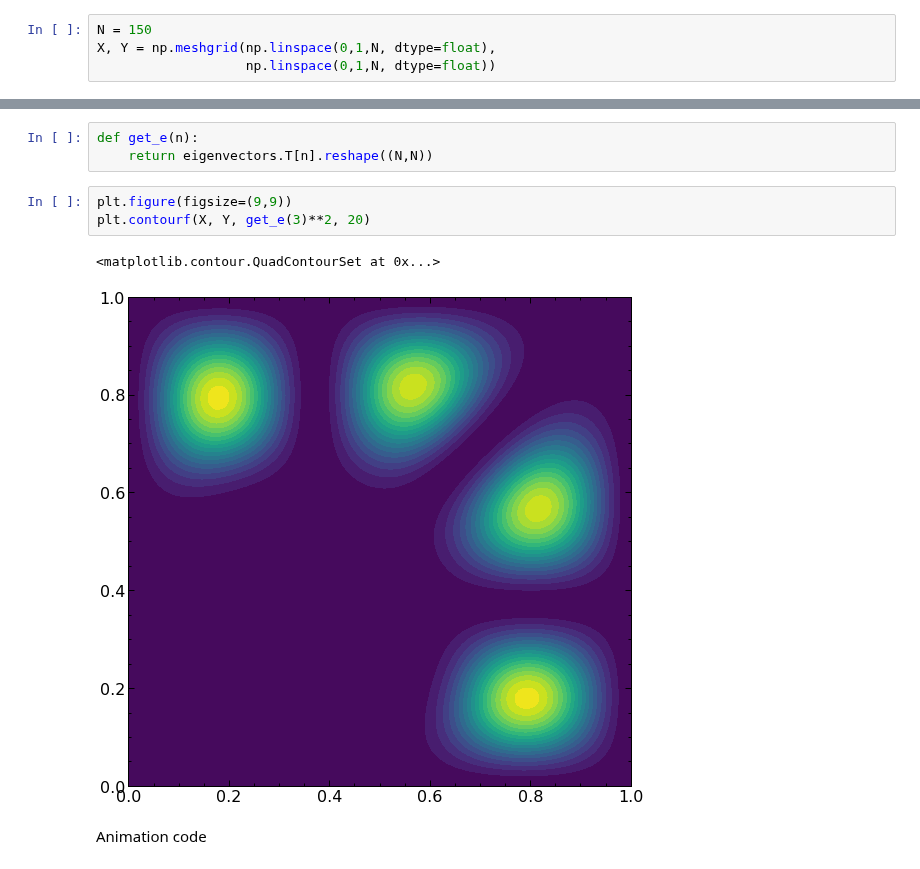
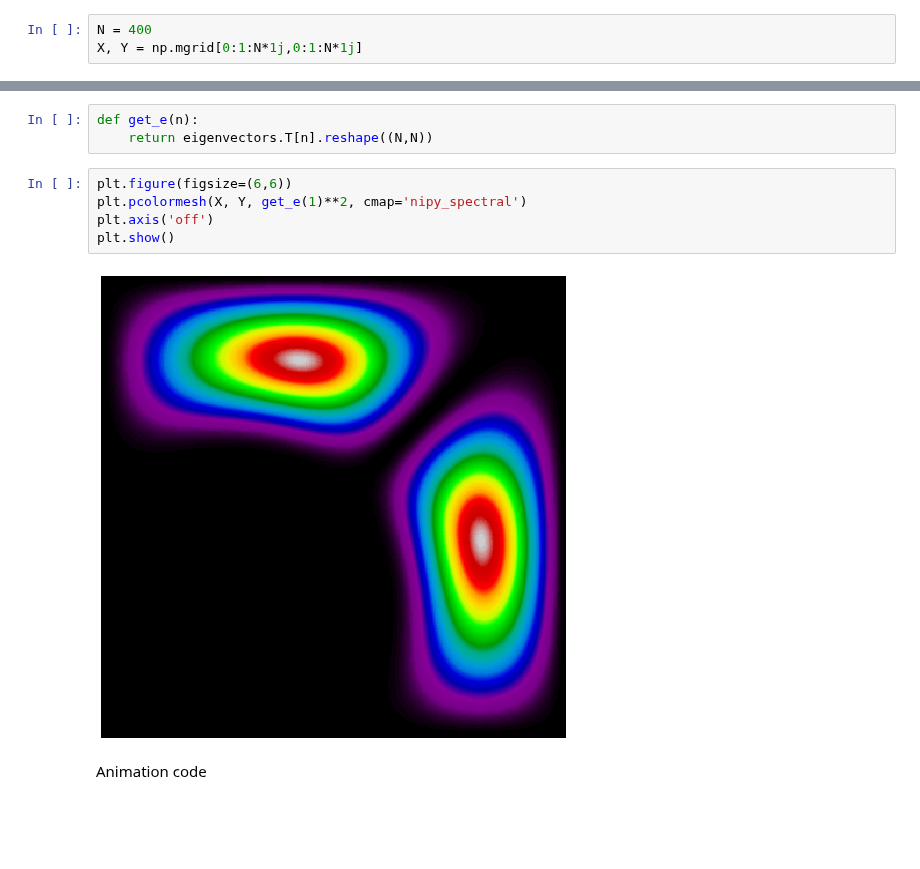
Before and after one commit to lukepolson/youtube_channel, a Jupyter notebook: Python Metaphysics Series/vid6.ipynb, the cells around one changed output, grey strips where cells are left out. Saved outputs shown, nothing was run; the diff lists cells and outputs as text; blank space fills up the shorter version.

```diff
--- a/Python Metaphysics Series/vid6.ipynb
+++ b/Python Metaphysics Series/vid6.ipynb
@@ -11,7 +12,6 @@ from scipy import sparse
 # %% [markdown]
 Create a meshgrid of $x$ and $y$ coordinates
 # %%
-N = 150
-X, Y = np.meshgrid(np.linspace(0,1,N, dtype=float),
-                   np.linspace(0,1,N, dtype=float))
+N = 400
+X, Y = np.mgrid[0:1:N*1j,0:1:N*1j]
 # %% [markdown]
@@ -47,11 +61,12 @@ eigenvalues, eigenvectors = eigsh(H, k=10, which='SM')
 def get_e(n):
     return eigenvectors.T[n].reshape((N,N))
 # %%
-plt.figure(figsize=(9,9))
-plt.contourf(X, Y, get_e(3)**2, 20)
+plt.figure(figsize=(6,6))
+plt.pcolormesh(X, Y, get_e(1)**2, cmap='nipy_spectral')
+plt.axis('off')
+plt.show()
 # %% [output]
-<matplotlib.contour.QuadContourSet at 0x...>
-[figure, old version]
+[figure, new version]
 # %% [markdown]
 Animation code
 # %%
```
Also changed, not shown: parts of 7 cells of this notebook, 3 other files.
